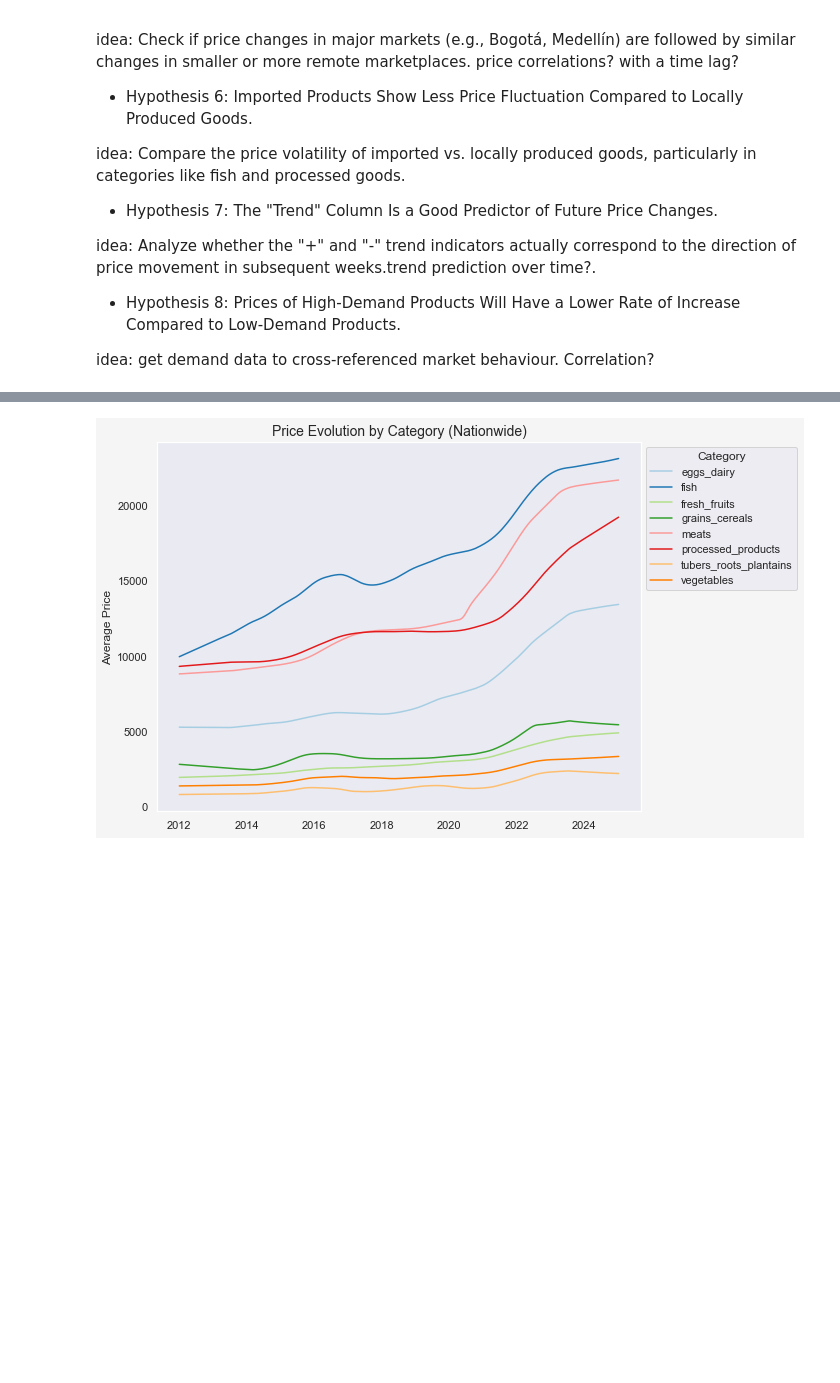
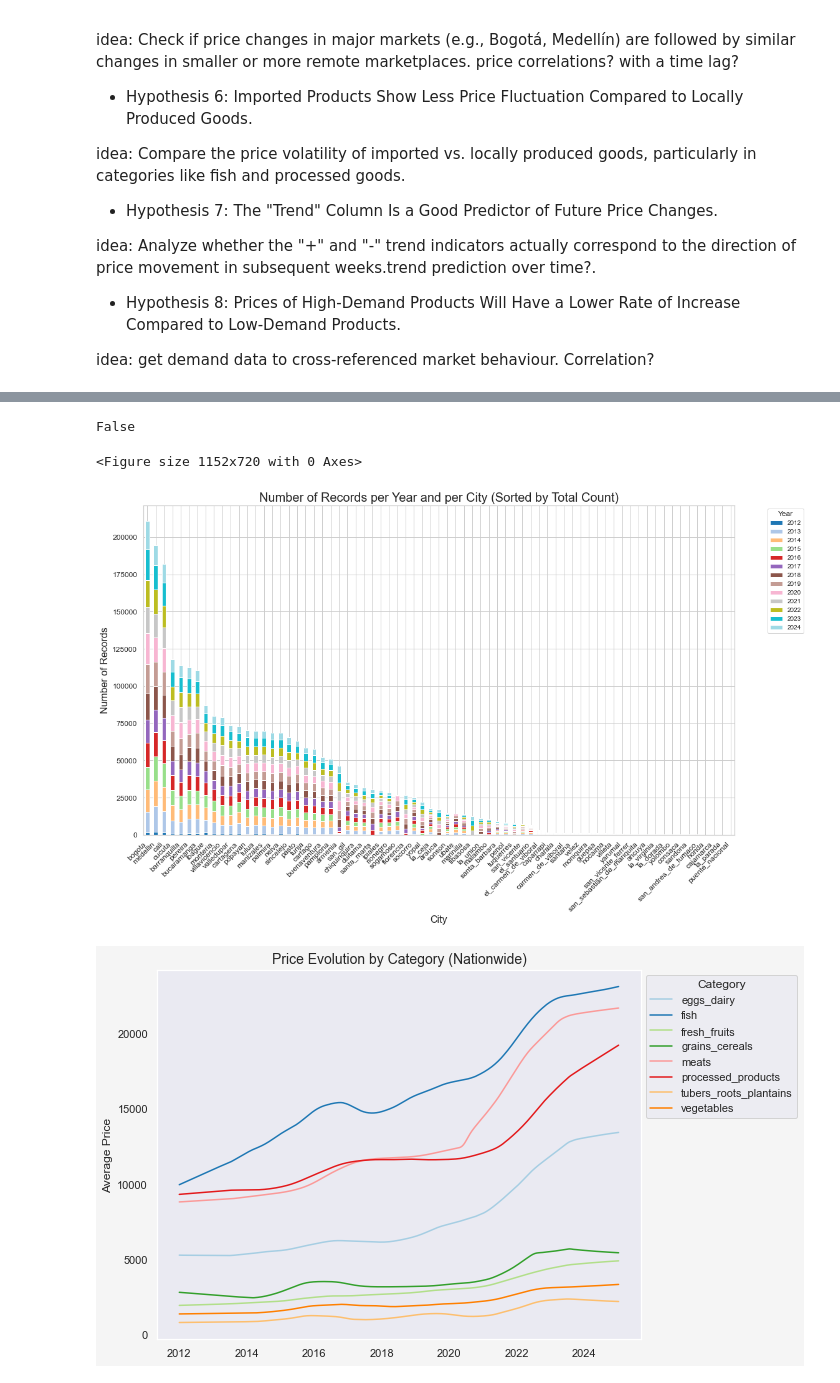
Before and after one commit to sebmatecho/sipsa_tracker, a Jupyter notebook: notebooks/EDA.ipynb, the cells around one changed output, grey strips where cells are left out. Drawn from its saved outputs; the diff is of its cells as text; code cells hidden in the pictures; blank space fills up the shorter version.

```diff
--- a/notebooks/EDA.ipynb
+++ b/notebooks/EDA.ipynb
@@ -64,0 +63,14 @@ import statsmodels.api as sm
+# %%
+query = """
+SELECT
+    ciudad AS city,
+    anho AS year,
+    COUNT(*) AS num_records
+FROM product_prices
+GROUP BY city, year
+ORDER BY num_records;
+"""
+dataframe = run.queries_on_rds(query = query)
+# %%
+city_totals = dataframe.groupby('city')['num_records'].sum().sort_values(ascending=False).index
+city_totals = city_totals.str.title().str.replace('_',' ')
@@ -64,0 +95,50 @@ import statsmodels.api as sm
+# %%
+
+def city_composition_visualization():
+    # Calculate total records per city for sorting purposes
+    city_totals = dataframe.groupby('city')['num_records'].sum().sort_values(ascending=False).index
+
+    # Re-order the cities in the dataframe
+    dataframe['city'] = pd.Categorical(ddataframef['city'], categories=city_totals, ordered=True)
+    df_sorted = dataframe.sort_values('city')
+
+    # Pivot the DataFrame for better visualization - Grouped by city and years as values
+    df_pivot = df_sorted.pivot(index='city', columns='year', values='num_records').fillna(0)
+
+    # Set up the figure size and style
+    plt.figure(figsize=(16, 10))
+    sns.set(style="whitegrid")
+
+    # Plot the data
+    ax = df_pivot.plot(kind='bar', stacked=True, figsize=(16, 10), colormap="tab20")
+
+    # Add titles and labels
+    plt.title('Number of Records per Year and per City (Sorted by Total Count)', fontsize=20)
+    plt.xlabel('City', fontsize=16)
+    plt.ylabel('Number of Records', fontsize=16)
+    plt.xticks(rotation=45, ha='right', fontsize=12)
+    plt.yticks(fontsize=12)
+    plt.legend(title="Year", bbox_to_anchor=(1.05, 1), loc='upper left', fontsize=10)
+
+    # Adjust layout for readability
+    plt.tight_layout()
+
+    # Display the plot using Streamlit
+    st.pyplot(plt)
+
+    # Save the plot to a BytesIO buffer for download
+    buf = BytesIO()
+    plt.savefig(buf, format="png")
+    buf.seek(0)
+
+    # Provide a download button for the plot
+    st.download_button(
+        label="Download Plot as PNG",
+        data=buf,
+        file_name="number_of_records_per_year_and_city.png",
+        mime="image/png"
+    )
+# %% [output]
+False
+<Figure size 1152x720 with 0 Axes>
+[figure, added]
```
Also changed, not shown: parts of 19 cells of this notebook, 4 other files.
